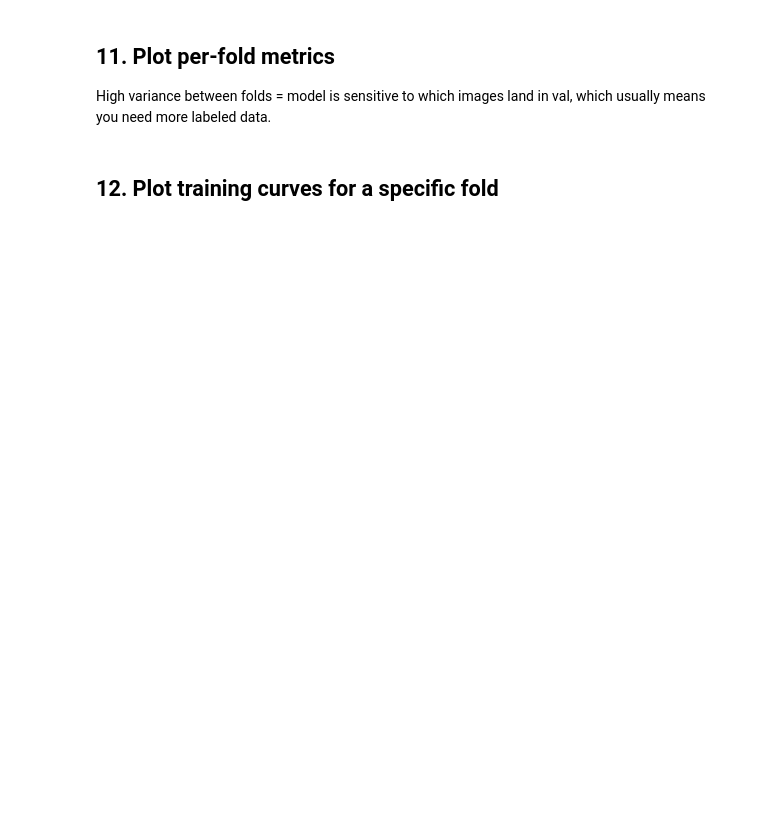
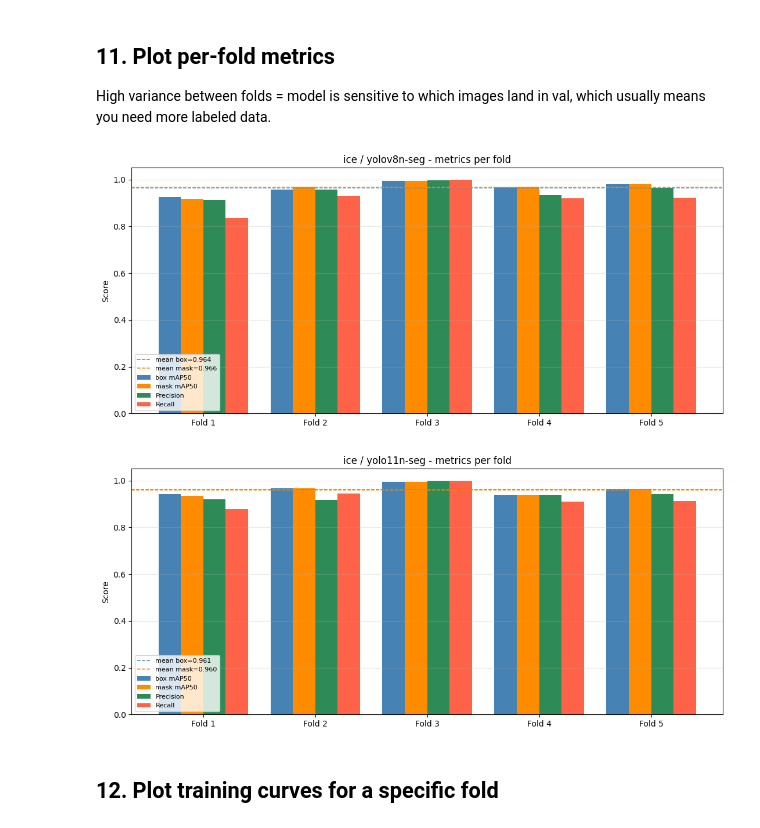
Before and after one commit to MegaKruk/EliteCoreAI, a Jupyter notebook: ed_core_mining_detector.ipynb, the cells around one changed output. Drawn from its saved outputs; the diff is of its cells as text; code cells hidden in the pictures; blank space fills up the shorter version.

Commit message:
first full train done

```diff
--- a/ed_core_mining_detector.ipynb
+++ b/ed_core_mining_detector.ipynb
@@ -153,8 +153,8 @@ RING_TYPES = ["ice"] #"metallic", "rocky", "metal_rich", "unified"]
 # Note: YOLOv26 is Roboflow's proprietary cloud model - not available via
 #       Ultralytics, so we cannot train it locally.
 MODEL_SIZES = [
-    "yolov8n-seg", "yolov8s-seg", "yolov8m-seg", "yolov8l-seg",
-    "yolo11n-seg",  "yolo11s-seg",  "yolo11m-seg",  "yolo11l-seg",
+    "yolov8n-seg", #"yolov8s-seg", "yolov8m-seg", "yolov8l-seg",
+    "yolo11n-seg",  #"yolo11s-seg",  "yolo11m-seg",  "yolo11l-seg",
 ]
 
 # Number of cross-validation folds.
@@ -172,7 +172,7 @@ PATIENCE    = 20    # stop early if val mAP doesn't improve for this many epochs
 
 # Confidence threshold for inference (0.0 - 1.0)
 # 0.4 is a good starting point. Tune based on real-game performance.
-CONF_THRESHOLD = 0.6
+CONF_THRESHOLD = 0.1
 
 # Mask overlay alpha for visualization (0=transparent, 1=opaque)
 MASK_ALPHA = 0.45
@@ -935,6 +964,13 @@ def train_kfold(ring_type, model_size):
     print(f"  {ring_type.upper()} / {model_size}  "
           f"({len(pairs)} images, {len(groups)} source groups, {K_FOLDS} folds)")
     print(f"{'=' * 60}")
+
+    # detect whether this dataset came from a Roboflow augmented export
+    pre_augmented = (DATASET_ROOT / ring_type / "aug_groups.json").exists()
+    if pre_augmented:
+        print(f"  aug_groups.json found - using light augmentation (Roboflow pre-augmented data)")
+    else:
+        print(f"  No aug_groups.json - using heavy augmentation (raw screenshots)")
 
     kf          = KFold(n_splits=K_FOLDS, shuffle=True, random_state=42)
     pairs_arr   = np.array(pairs, dtype=object)
@@ -958,7 +994,8 @@ def train_kfold(ring_type, model_size):
         yaml_path = write_fold_yaml(fold_dir)
 
         weights, metrics = train_one_fold(
-            yaml_path, run_name, model_size, len(pairs_train), len(pairs_val)
+            yaml_path, run_name, model_size, len(pairs_train), len(pairs_val),
+            pre_augmented=pre_augmented,
         )
         fold_results.append({"fold": fold_num, "weights": weights, **metrics})
         cleanup_fold(fold_dir)
@@ -1131,34 +1173,38 @@ def plot_fold_metrics(ring_type, model_size):
     box_maps   = [r["box_mAP50"]  for r in fold_results]
     mask_maps  = [r["mask_mAP50"] for r in fold_results]
     precs      = [r["precision"]  for r in fold_results]
     recs       = [r["recall"]     for r in fold_results]
 
     x = np.arange(len(folds))
     w = 0.2
 
     fig, ax = plt.subplots(figsize=(11, 5))
     ax.bar(x - 1.5*w, box_maps,  w, label="box mAP50",  color="steelblue")
     ax.bar(x - 0.5*w, mask_maps, w, label="mask mAP50", color="darkorange")
     ax.bar(x + 0.5*w, precs,     w, label="Precision",  color="seagreen")
     ax.bar(x + 1.5*w, recs,      w, label="Recall",     color="tomato")
 
     ax.axhline(np.mean(box_maps),  color="steelblue",  linestyle="--", linewidth=1.1,
                label=f"mean box={np.mean(box_maps):.3f}")
     ax.axhline(np.mean(mask_maps), color="darkorange",  linestyle="--", linewidth=1.1,
                label=f"mean mask={np.mean(mask_maps):.3f}")
 
     ax.set_xticks(x)
     ax.set_xticklabels(folds)
     ax.set_ylim(0, 1.05)
     ax.set_ylabel("Score")
     ax.set_title(f"{ring_type} / {model_size} - metrics per fold")
     ax.legend(fontsize=8)
     ax.grid(True, axis="y", alpha=0.3)
     plt.tight_layout()
     plt.show()
 
 
-plot_fold_metrics("ice", "yolov8s-seg")
+plot_fold_metrics("ice", "yolov8n-seg")
+plot_fold_metrics("ice", "yolo11n-seg")
+# %% [output]
+[figure, added]
+[figure, added]
 # %% [markdown]
 ## 12. Plot training curves for a specific fold
 # %%
```
Also changed, not shown: parts of 11 cells of this notebook, 5 other files.
